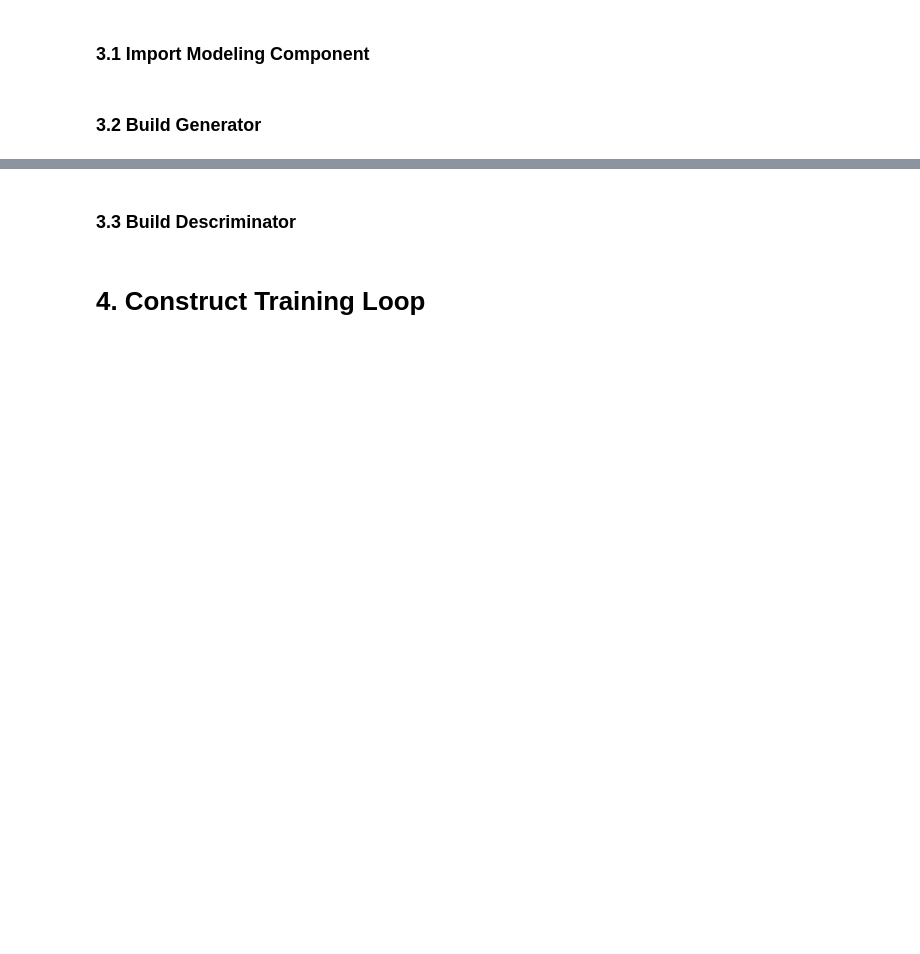
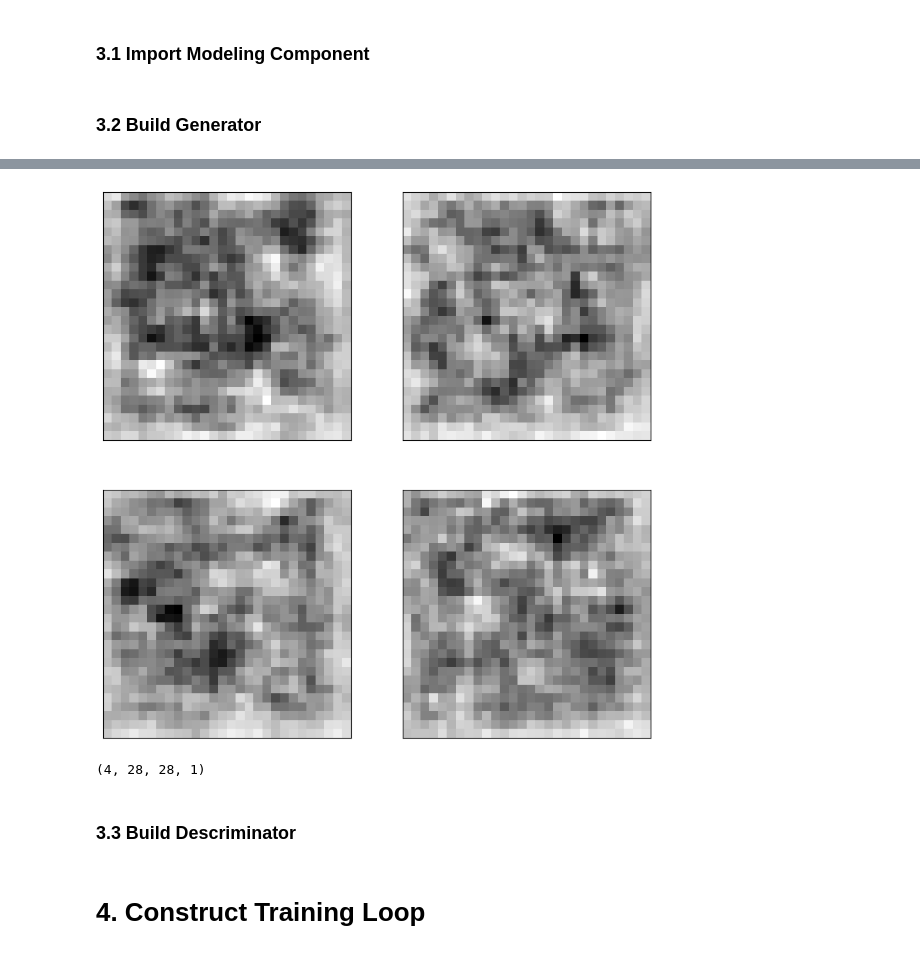
Before and after one commit to ZiaUrRehman-bit/GAN-for-Fashion-MNIST-Dataset, a Jupyter notebook: GANForFashionMNIST.ipynb, the cells around one changed output, grey strips where cells are left out. Drawn from its saved outputs; the diff is of its cells as text; code cells hidden in the pictures; blank space fills up the shorter version.

```diff
--- a/GANForFashionMNIST.ipynb
+++ b/GANForFashionMNIST.ipynb
@@ -76,2 +79,29 @@ ds.as_numpy_iterator().next().shape
 # %% [markdown]
 ### 3.2 Build Generator
+# %%
+def build_generator():
+    model = Sequential()                          # Initialize a sequential neural network model
+
+    model.add(Dense(7 * 7 * 128, input_dim=128)) # Fully connected layer transforming 128-dim noise to 7*7*128 units
+    model.add(LeakyReLU(alpha=0.2))              # Apply Leaky ReLU activation with alpha=0.2 to introduce non-linearity
+    model.add(Reshape((7, 7, 128)))               # Reshape the output vector to a 3D tensor with shape 7x7x128
+
+    model.add(UpSampling2D())                     # Upsample the feature map to double its size (14x14)
+    model.add(Conv2D(128, 5, padding='same'))  # Convolutional layer with 128 filters, kernel size 5x5, and 'same' padding
+    model.add(LeakyReLU(alpha=0.2))              # Apply Leaky
+
+    model.add(UpSampling2D())                     # Upsample the feature map to double its size (28x28)
+    model.add(Conv2D(128, 5, padding='same'))  # Convolutional layer with 128 filters, kernel size 5x5, and 'same' padding
+    model.add(LeakyReLU(alpha=0.2))              # Apply Leaky
+
+    model.add(Conv2D(128,4, padding='same'))  # Convolutional layer with 128 filters, kernel size 4x4, and 'same' padding
+    model.add(LeakyReLU(alpha=0.2))              # Apply Leaky
+
+    model.add(Conv2D(128, 4, padding='same'))  # Convolutional layer with 128 filters, kernel size 4x4, and 'same' padding
+    model.add(LeakyReLU(alpha=0.2))              # Apply Leaky
+
+    model.add(Conv2D(1, 4, padding='same', activation='sigmoid'))  # Final convolutional layer with 1 filter, kernel size 4x4, 'same' padding, and sigmoid activation
+
+    return model                                 # Return the constructed generator model
+# %%
+generator = build_generator()
@@ -77,0 +128,10 @@ ds.as_numpy_iterator().next().shape
+# %%
+img = generator.predict(np.random.randn(4, 128, 1))  # Generate 4 images from random noise vectors of size 128
+plt.figure(figsize=(10, 10))
+for i in range(4):
+    plt.subplot(2, 2, i + 1)
+    plt.xticks([])
+    plt.yticks([])
+    plt.grid(False)
+    plt.imshow(img[i].squeeze(), cmap=plt.cm.binary)  # Display each generated image in grayscale
+# %% [output]
@@ -78,3 +139,8 @@ ds.as_numpy_iterator().next().shape
+[figure, added]
+# %%
+img.shape
+# %% [output]
+(4, 28, 28, 1)
 # %% [markdown]
 ### 3.3 Build Descriminator
 # %% [markdown]
```
Also changed, not shown: parts of 3 cells of this notebook.
